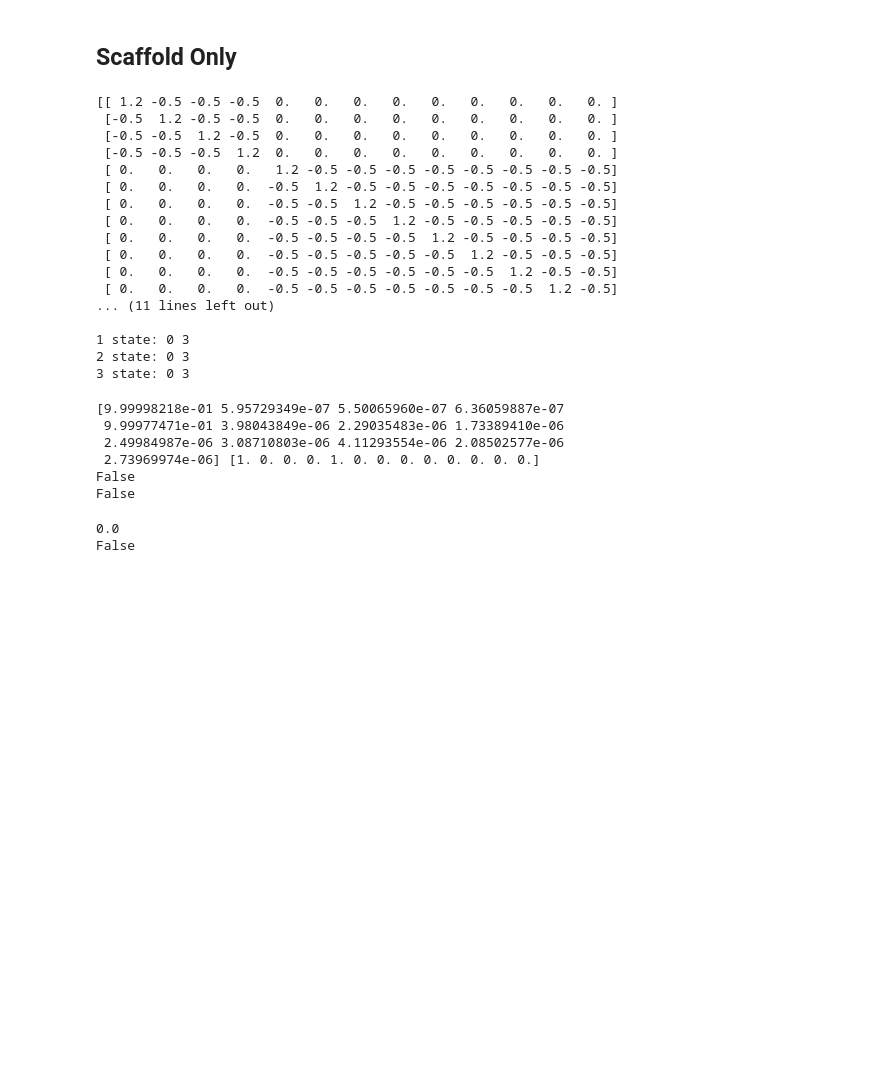
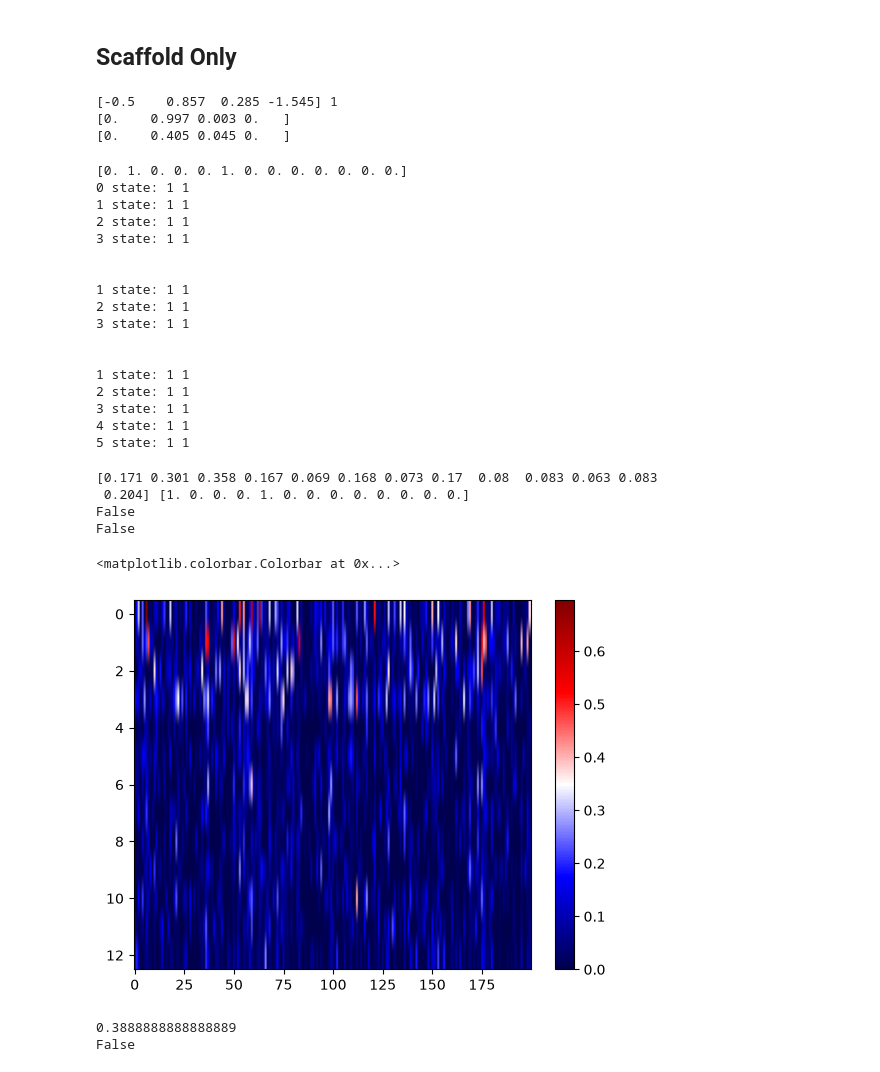
Before and after one commit to srujanakaluve/Master-s-Thesis-Projects, a Jupyter notebook: vectorHASH_cont.ipynb, the cells around one changed output. Saved outputs shown, nothing was run; the diff lists cells and outputs as text; code cells hidden in the pictures; blank space fills up the shorter version.

```diff
--- a/vectorHASH_cont.ipynb
+++ b/vectorHASH_cont.ipynb
@@ -47,7 +47,7 @@ def softmax(x, lambdas, beta=10):
     return y
 
 def glob_inh(x, lambdas, inh_stength):
-    x1 = x.copy
+    x1 = x.copy()
     if x.ndim == 1:
         x1 = x[:, None]
 
@@ -57,7 +57,8 @@ def glob_inh(x, lambdas, inh_stength):
     for lam in lambdas:
         size = lam**2
         module = x1[i:i+size, :]
-        sq_activity = module*module
+        module_pos = np.where(module > 0, module, 0)
+        sq_activity = module_pos*module_pos
         y[i:i+size, :] = sq_activity / (1 + inh_stength * np.sum(sq_activity, axis=0, keepdims=True))
         i += size
 
@@ -71,6 +72,10 @@ print(a, a.ndim)
 b = softmax(a, [2])
 print(b)
 print(glob_inh(a, [2], 1))
+# %% [output]
+[-0.5    0.857  0.285 -1.545] 1
+[0.    0.997 0.003 0.   ]
+[0.    0.405 0.045 0.   ]
 # %%
 lams = np.array([2,3])          # grid periods
 Ng = np.sum(lams*lams)              # number of grid units
@@ -79,13 +84,14 @@ Nh = 200                            # number of hc units
 Ns = patts_total
 
 W_gg = gridtogrid(1.2, -0.5, lams)
-print(W_gg)
+#print(W_gg)
 grid, W_hg, hc, W_gh = scaffold_layers(Ng, Nh, patts_total, lams, 0)
 sens = np.sign(np.random.randn(Ns, patts_total))
 W_hs, W_sh = sensory_weights(sens, hc)
 
 # testing the weight matrix: grid state should stay at fixed point
-g = grid[:, 12]
+g = grid[:, 1]
+print(g)
 print("0 state:", np.argmax(g[:4]), np.argmax(g[4:]))
 
 for i in range(3):
@@ -98,41 +104,41 @@ for i in range(3):
     print(f"{i+1} state:", np.argmax(g2[:4]), np.argmax(g2[4:]))
 print("\n")
 
-for i in range(3):
+for i in range(5):
     g3 = glob_inh(W_gg @ g, lams, 10)
     print(f"{i+1} state:", np.argmax(g3[:4]), np.argmax(g3[4:]))
 # %% [output]
-[[ 1.2 -0.5 -0.5 -0.5  0.   0.   0.   0.   0.   0.   0.   0.   0. ]
- [-0.5  1.2 -0.5 -0.5  0.   0.   0.   0.   0.   0.   0.   0.   0. ]
- [-0.5 -0.5  1.2 -0.5  0.   0.   0.   0.   0.   0.   0.   0.   0. ]
- [-0.5 -0.5 -0.5  1.2  0.   0.   0.   0.   0.   0.   0.   0.   0. ]
- [ 0.   0.   0.   0.   1.2 -0.5 -0.5 -0.5 -0.5 -0.5 -0.5 -0.5 -0.5]
- [ 0.   0.   0.   0.  -0.5  1.2 -0.5 -0.5 -0.5 -0.5 -0.5 -0.5 -0.5]
- [ 0.   0.   0.   0.  -0.5 -0.5  1.2 -0.5 -0.5 -0.5 -0.5 -0.5 -0.5]
- [ 0.   0.   0.   0.  -0.5 -0.5 -0.5  1.2 -0.5 -0.5 -0.5 -0.5 -0.5]
- [ 0.   0.   0.   0.  -0.5 -0.5 -0.5 -0.5  1.2 -0.5 -0.5 -0.5 -0.5]
- [ 0.   0.   0.   0.  -0.5 -0.5 -0.5 -0.5 -0.5  1.2 -0.5 -0.5 -0.5]
- [ 0.   0.   0.   0.  -0.5 -0.5 -0.5 -0.5 -0.5 -0.5  1.2 -0.5 -0.5]
- [ 0.   0.   0.   0.  -0.5 -0.5 -0.5 -0.5 -0.5 -0.5 -0.5  1.2 -0.5]
-... (11 lines left out)
+[0. 1. 0. 0. 0. 1. 0. 0. 0. 0. 0. 0. 0.]
+0 state: 1 1
+1 state: 1 1
+2 state: 1 1
+3 state: 1 1
 
-1 state: 0 3
-2 state: 0 3
-3 state: 0 3
+
+1 state: 1 1
+2 state: 1 1
+3 state: 1 1
+
+
+1 state: 1 1
+2 state: 1 1
+3 state: 1 1
+4 state: 1 1
+5 state: 1 1
 # %%
 def scaffold(t, state, Ng, Nh, W_gg, W_hg, W_gh, lambdas, b, tau_g, tau_h, beta=10):
     g = state[:Ng]
     h = state[Ng:]
 
-    dg = (-g + softmax(W_gg @ g + 1*W_gh @ h, lambdas, beta)) / tau_g
+    dg = (-g + glob_inh(W_gg @ g + 1*W_gh @ h, lambdas, 1.0)) / tau_g
     dh = (-h + relu(W_hg @ g - b)) / tau_h
 
     return np.concatenate([dg, dh])
 
 # if intial state is a fixed point, should stay at that fixed point
 patt = 0
-#g0 = np.zeros(Ng)
-g0 = grid[:, patt]
+g0 = np.zeros(Ng)
+#g0 = grid[:, patt]
 h0 = hc[:, patt]
 #h0 = np.zeros(Nh)
 state0 = np.concatenate([g0, h0])
@@ -140,33 +146,38 @@ state0 = np.concatenate([g0, h0])
 sol = solve_ivp(
     scaffold, t_span=(0, 50), y0=state0,
     args=(Ng, Nh, W_gg, W_hg, W_gh, lams, 0, 0.5, 1.0),
-    method='RK45', t_eval=np.linspace(0, 50, 500)
-)
+    method='RK45', t_eval=np.linspace(0, 50, 500))
 
 g_traj = sol.y[:Ng, :]   # shape: (Ng, n_timepoints)
 h_traj = sol.y[Ng:, :]
 
-print(g_traj[:, -1],grid[:, patt])
-print(np.allclose(g_traj[:, -1],grid[:,0]))
+np.set_printoptions(precision=3, suppress=True)
+print(g_traj[:, -1], grid[:, patt])
+print(np.allclose(g_traj[:, -1], grid[:,0]))
 print(np.allclose(h0, h_traj[:, -1]))           # both may be false because allclose has more stringent tolerance values
 # %% [output]
-[9.99998218e-01 5.95729349e-07 5.50065960e-07 6.36059887e-07
- 9.99977471e-01 3.98043849e-06 2.29035483e-06 1.73389410e-06
- 2.49984987e-06 3.08710803e-06 4.11293554e-06 2.08502577e-06
- 2.73969974e-06] [1. 0. 0. 0. 1. 0. 0. 0. 0. 0. 0. 0. 0.]
+[0.171 0.301 0.358 0.167 0.069 0.168 0.073 0.17  0.08  0.083 0.063 0.083
+ 0.204] [1. 0. 0. 0. 1. 0. 0. 0. 0. 0. 0. 0. 0.]
 False
 False
+# %%
+plt.imshow(W_gh, cmap='seismic', aspect='auto')
+plt.colorbar()
+# %% [output]
+<matplotlib.colorbar.Colorbar at 0x...>
+[figure, added]
 # %%
 def get_overlap(state, pattern):
     """Returns overlap between two states, vectorized"""
     return np.mean(state * pattern, axis=0)
 
 s_actual = np.sign(W_sh @ h0)
+
 s_recalled = np.sign(W_sh @ h_traj[:, -1])
 print(get_overlap(s_recalled, s_actual))   # if overlap is 1, then hc state was recovered correctly
-print(np.allclose(s_recalled, s_actual))
+print(np.allclose(s_recalled, sens[:, patt]))
 # %% [output]
-0.0
+0.3888888888888889
 False
 # %%
 def noisy_hc(hc, noise):
```
Also changed, not shown: parts of 8 cells of this notebook, 8 other files.
